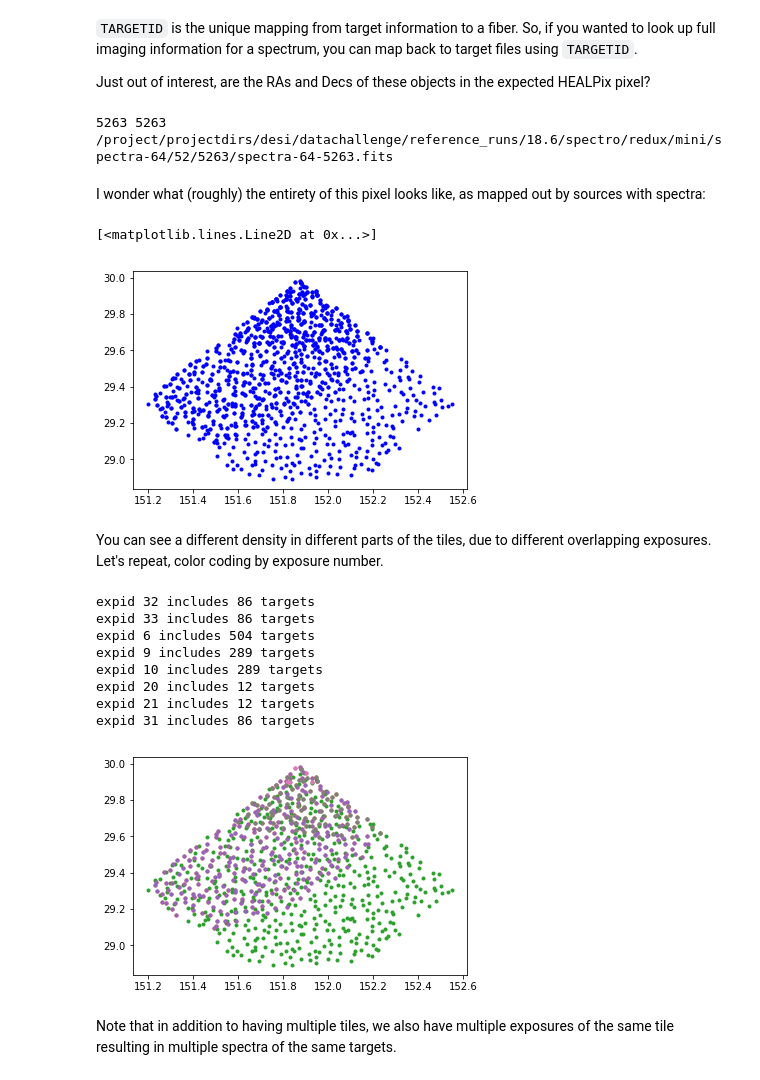
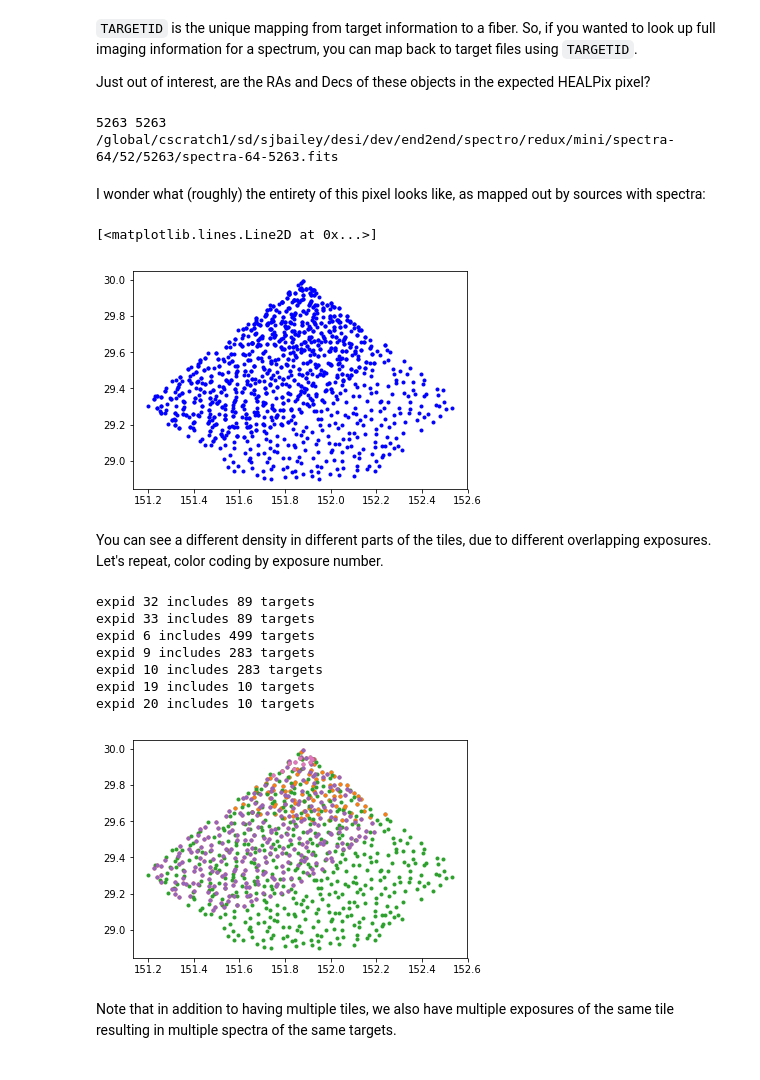
Before and after one commit to desihub/tutorials, a Jupyter notebook: Intro_to_DESI_spectra.ipynb, the cells around one changed output. Saved outputs shown, nothing was run; the diff lists cells and outputs as text; code cells hidden in the pictures.

```diff
--- a/Intro_to_DESI_spectra.ipynb
+++ b/Intro_to_DESI_spectra.ipynb
@@ -211,36 +212,35 @@ fm.dtype.descr
 
 Just out of interest, are the RAs and Decs of these objects in the expected HEALPix pixel?
 # %%
-pixnums = hp.ang2pix(64, fm["RA_TARGET"], fm["DEC_TARGET"], nest=True, lonlat=True)
+pixnums = hp.ang2pix(64, fm["TARGET_RA"], fm["TARGET_DEC"], nest=True, lonlat=True)
 print(np.min(pixnums),np.max(pixnums))
 print(specfilename)
 # %% [output]
 5263 5263
-/project/projectdirs/desi/datachallenge/reference_runs/18.6/spectro/redux/mini/spectra-64/52/5263/spectra-64-5263.fits
+/global/cscratch1/sd/sjbailey/desi/dev/end2end/spectro/redux/mini/spectra-64/52/5263/spectra-64-5263.fits
 # %% [markdown]
 I wonder what (roughly) the entirety of this pixel looks like, as mapped out by sources with spectra:
 # %%
-plt.plot(fm["RA_TARGET"],fm["DEC_TARGET"],'b.')
+plt.plot(fm["TARGET_RA"],fm["TARGET_DEC"],'b.')
 # %% [output]
 [<matplotlib.lines.Line2D at 0x...>]
-[figure, old version]
+[figure, new version]
 # %% [markdown]
 You can see a different density in different parts of the tiles, due to different overlapping exposures.  Let's repeat, color coding by exposure number.
 # %%
 for expid in set(fm['EXPID']):
     ii = (fm['EXPID'] == expid)
     print('expid {} includes {} targets'.format(expid, np.count_nonzero(ii)))
-    plot(fm['RA_TARGET'][ii], fm['DEC_TARGET'][ii], '.')
+    plot(fm['TARGET_RA'][ii], fm['TARGET_DEC'][ii], '.')
 # %% [output]
-expid 32 includes 86 targets
-expid 33 includes 86 targets
-expid 6 includes 504 targets
-expid 9 includes 289 targets
-expid 10 includes 289 targets
-expid 20 includes 12 targets
-expid 21 includes 12 targets
-expid 31 includes 86 targets
+expid 32 includes 89 targets
+expid 33 includes 89 targets
+expid 6 includes 499 targets
+expid 9 includes 283 targets
+expid 10 includes 283 targets
+expid 19 includes 10 targets
+expid 20 includes 10 targets
-[figure, old version]
+[figure, new version]
 # %% [markdown]
 Note that in addition to having multiple tiles, we also have multiple exposures of the same tile resulting in multiple spectra of the same targets.
 # %%
```
Also changed, not shown: parts of 34 cells of this notebook, 6 other files.
